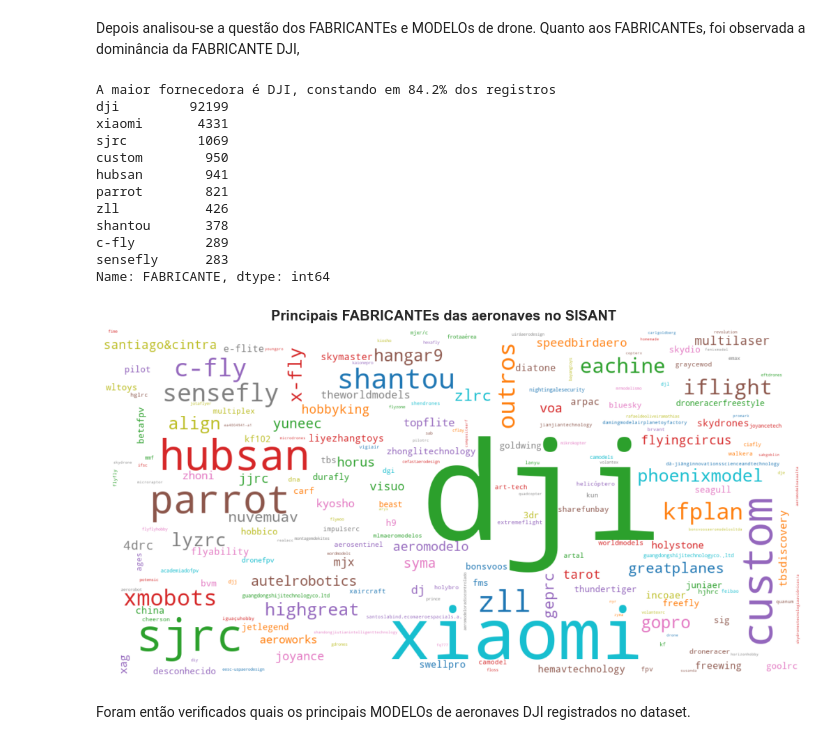
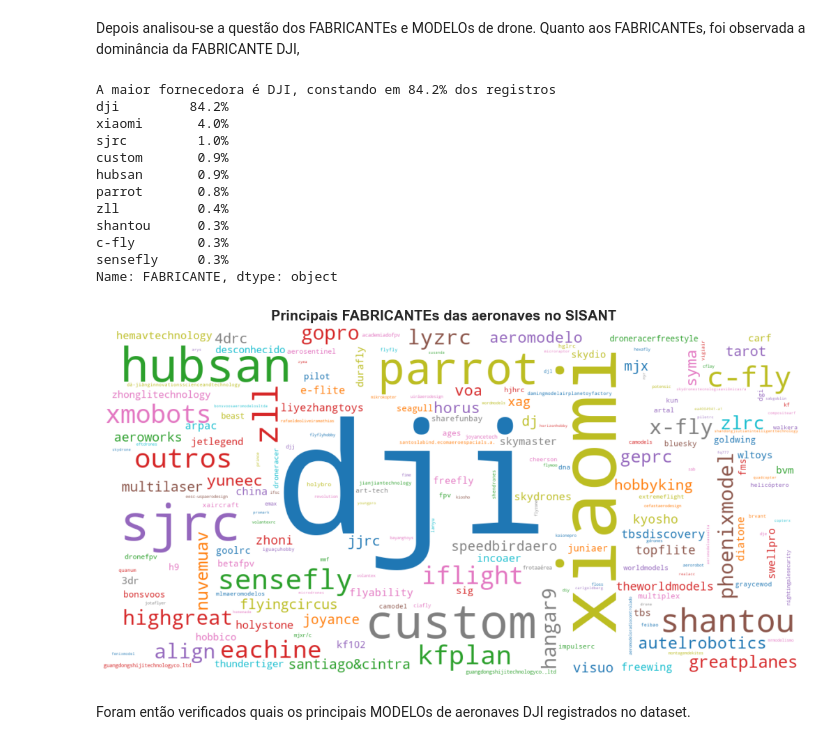
Before and after one commit to caioems/AnaliseSISANT, a Jupyter notebook: notebook.ipynb, the cells around one changed output. Drawn from its saved outputs; the diff is of its cells as text; code cells hidden in the pictures.

```diff
--- a/notebook.ipynb
+++ b/notebook.ipynb
@@ -454,44 +454,47 @@ Depois analisou-se a questão dos FABRICANTEs e MODELOs de drone. Quanto aos FAB
 # %%
 #criando nuvem de palavras para representar a distribuição das FABRICANTEs
 fig, ax = plt.subplots(figsize=(12,6))
 
 fig.tight_layout(pad=2)
 fig.suptitle('Principais FABRICANTEs das aeronaves no SISANT', weight='bold')
 
 wordcloud = WordCloud(
     width=1200, height=600,
     mode='RGBA',
     background_color='white',
     #min_font_size=15,
     colormap='tab10'
     ).fit_words(
         df['FABRICANTE'].value_counts().to_dict()
         )
 
 ax.axis("off")
 ax.imshow(wordcloud, interpolation='bilinear')
 
 
 counts = df['FABRICANTE'].value_counts()
 percentages = counts / counts.sum()
+percentages = percentages.apply(
+    lambda x: f'{round(x * 100, 1)}%'
+    )
 
-print(f'A maior fornecedora é {percentages.index[0].upper()}, constando em {round(percentages[0] * 100, 1)}% dos registros')
+print(f'A maior fornecedora é {percentages.index[0].upper()}, constando em {percentages[0]} dos registros')
 
-print(df['FABRICANTE'].value_counts().head(10))
+print(percentages.head(10))
 # %% [output]
 A maior fornecedora é DJI, constando em 84.2% dos registros
-dji         92199
-xiaomi       4331
-sjrc         1069
-custom        950
-hubsan        941
-parrot        821
-zll           426
-shantou       378
-c-fly         289
-sensefly      283
-Name: FABRICANTE, dtype: int64
+dji         84.2%
+xiaomi       4.0%
+sjrc         1.0%
+custom       0.9%
+hubsan       0.9%
+parrot       0.8%
+zll          0.4%
+shantou      0.3%
+c-fly        0.3%
+sensefly     0.3%
+Name: FABRICANTE, dtype: object
-[figure, old version]
+[figure, new version]
 # %% [markdown]
 Foram então verificados quais os principais MODELOs de aeronaves DJI registrados no dataset.
 # %%
```
